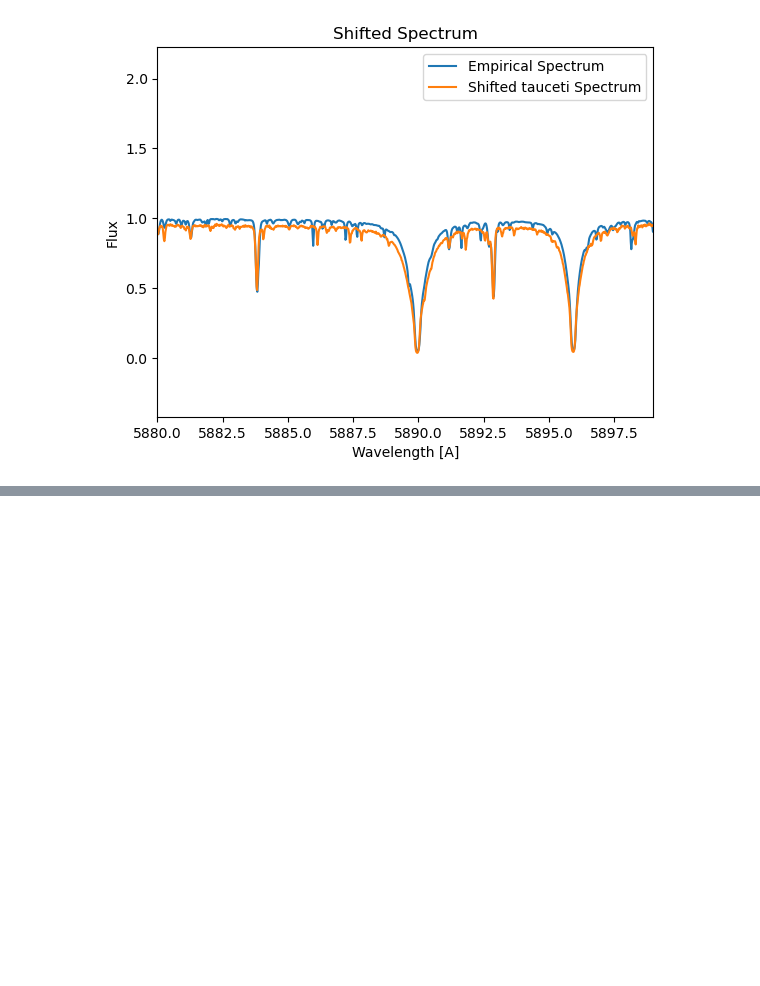
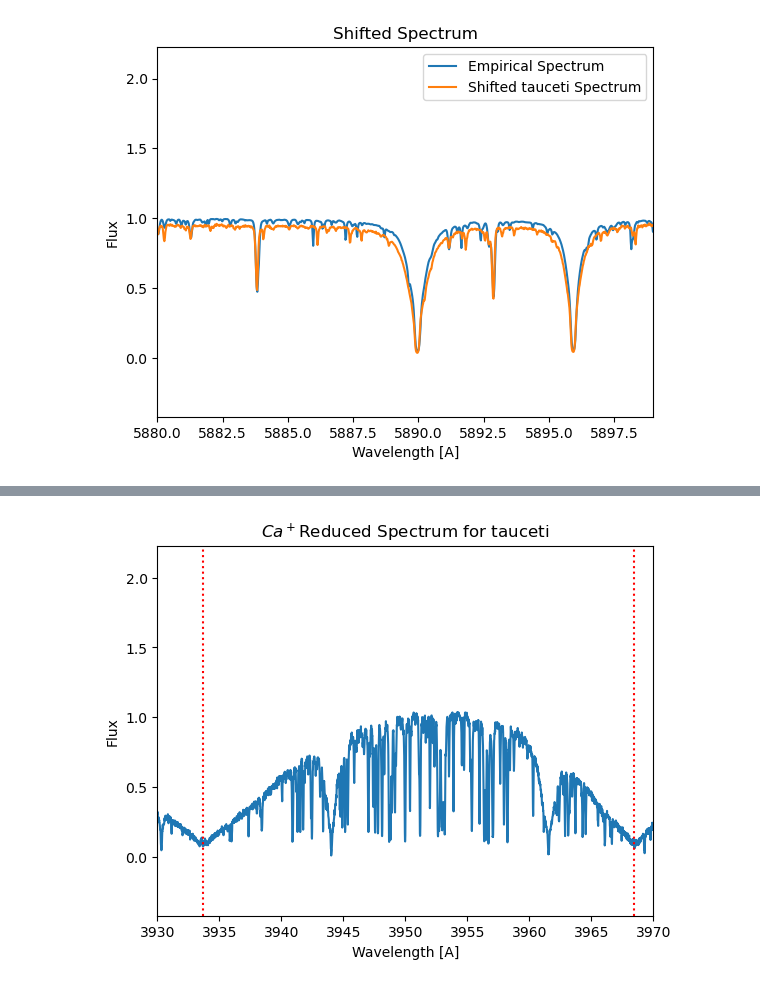
Before and after one commit to howardisaacson/Intro-2-Spectra, a Jupyter notebook: analysis/ESPRESSO/Spectral Lines of Tau Ceti.ipynb, the cells around one changed output, grey strips where cells are left out. Saved outputs shown, nothing was run; the diff lists cells and outputs as text; code cells hidden in the pictures; blank space fills up the shorter version.

```diff
--- a/analysis/ESPRESSO/Spectral Lines of Tau Ceti (Single Normalization).ipynb
+++ b/analysis/ESPRESSO/Spectral Lines of Tau Ceti.ipynb
@@ -459,0 +484,16 @@ plt.show()
+# %%
+element = '$Ca^+$'
+
+plt.plot(shifted_wl, shifted_fl)
+#3933.66
+#3968.47
+plt.xlim(3930 ,3970)
+plt.title(element + 'Reduced Spectrum for ' + star)
+plt.xlabel('Wavelength [A]')
+plt.ylabel('Flux')
+plt.axvline(x=3933.66, color = 'r', ls = ':')
+plt.axvline(x=3968.47, color = 'r', ls = ':')
+# plt.legend()
+plt.show()
+# %% [output]
+[figure, added]
```
Also changed, not shown: parts of 10 cells of this notebook, 1 other file.
